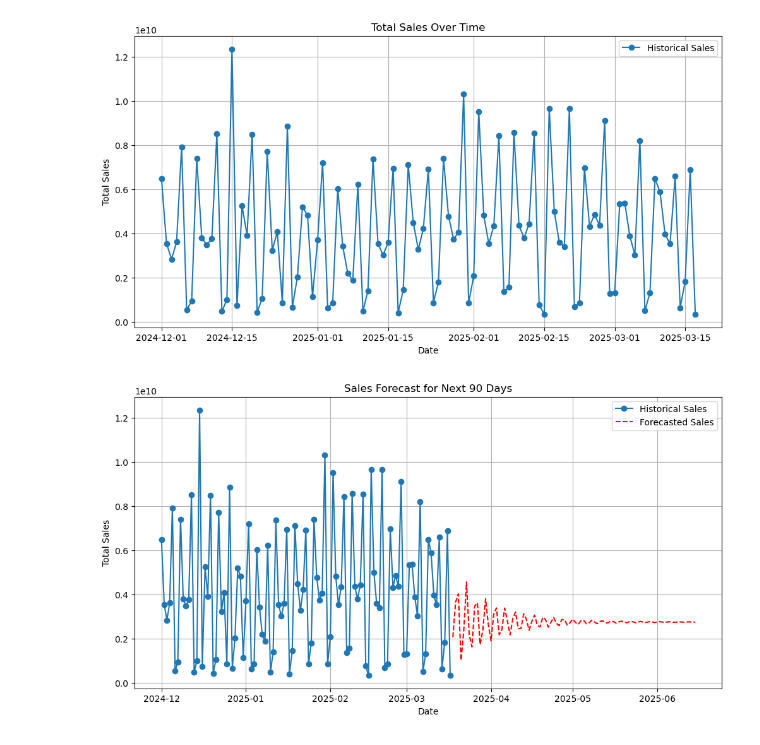
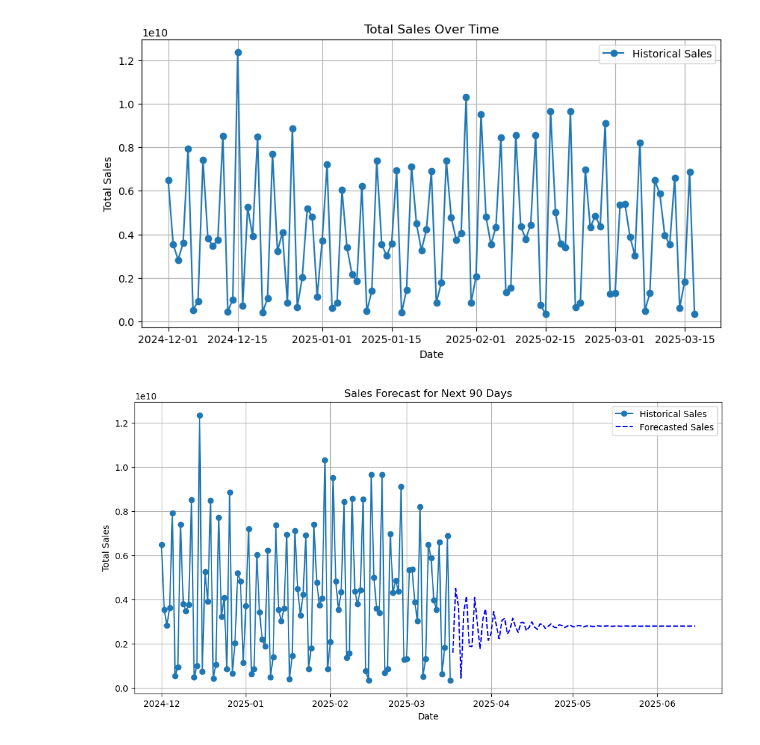
Before and after one commit to Majidul17068/AI-sales-forecast-demo, a Jupyter notebook: salesForecastNext90days.ipynb, the cells around one changed output. Drawn from its saved outputs; the diff is of its cells as text; code cells hidden in the pictures.

```diff
--- a/salesForecastNext90days.ipynb
+++ b/salesForecastNext90days.ipynb
@@ -14,14 +14,14 @@ df = df.dropna(subset=["Date"])
 df_time_series = df.groupby("Date")["Total_Sales"].sum().reset_index()
 df_time_series.set_index("Date", inplace=True)
 # %%
-plt.figure(figsize=(12, 6))
+plt.figure(figsize=(10, 5))
 plt.plot(df_time_series, label="Historical Sales", marker='o')
 plt.title("Total Sales Over Time")
 plt.xlabel("Date")
 plt.ylabel("Total Sales")
 plt.legend()
 plt.grid()
 plt.show()
 # %% [output]
-[figure, old version]
+[figure, new version]
 # %%
@@ -39,7 +39,7 @@ forecast_df = pd.DataFrame({"Date": future_dates, "Predicted_Sales": forecast})
 # %%
 plt.figure(figsize=(12, 6))
 plt.plot(df_time_series, label="Historical Sales", marker='o')
-plt.plot(forecast_df["Date"], forecast_df["Predicted_Sales"], label="Forecasted Sales", linestyle="dashed", color="red")
+plt.plot(forecast_df["Date"], forecast_df["Predicted_Sales"], label="Forecasted Sales", linestyle="dashed", color="blue")
 plt.title("Sales Forecast for Next 90 Days")
 plt.xlabel("Date")
 plt.ylabel("Total Sales")
@@ -47,7 +47,7 @@ plt.legend()
 plt.grid()
 plt.show()
 # %% [output]
-[figure, old version]
+[figure, new version]
 # %%
 forecast_df.to_csv("Sales_Forecast_90_Days.csv", index=False)
 
```
Also changed, not shown: parts of 3 cells of this notebook, 2 other files.
